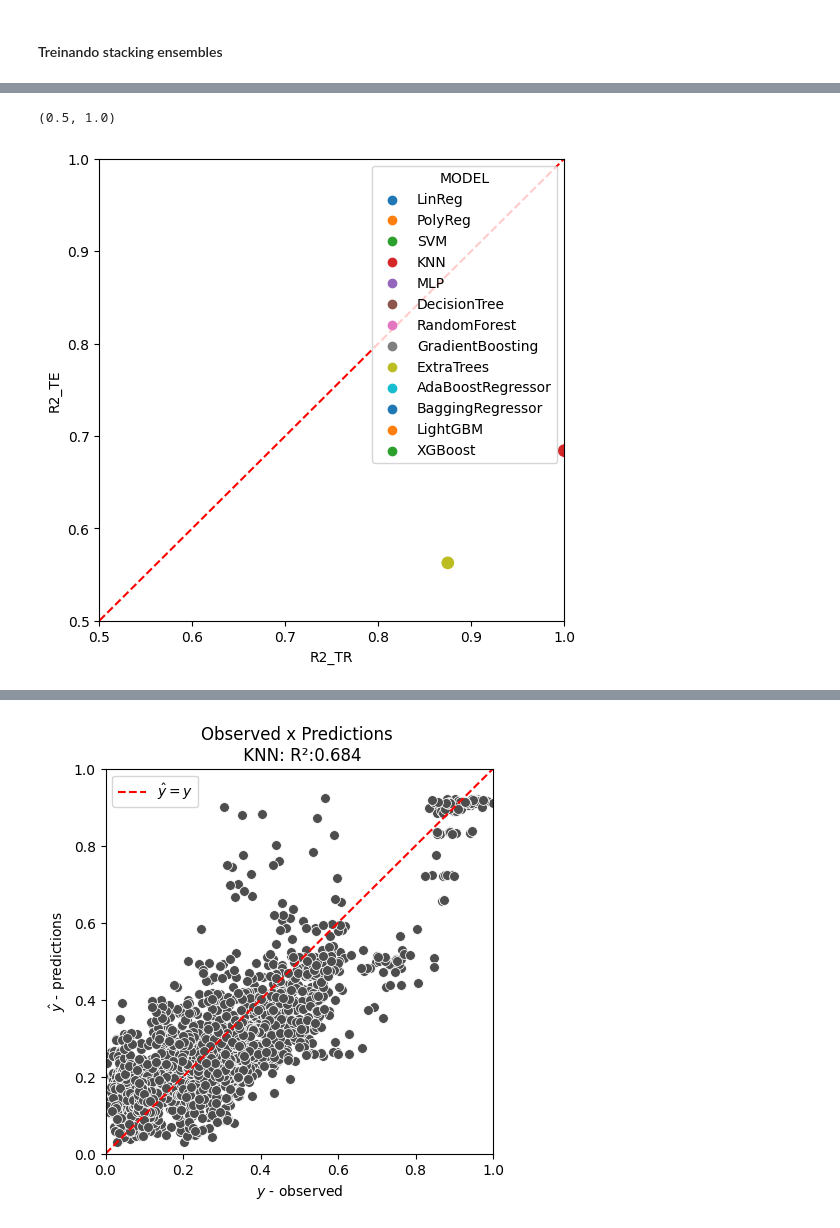
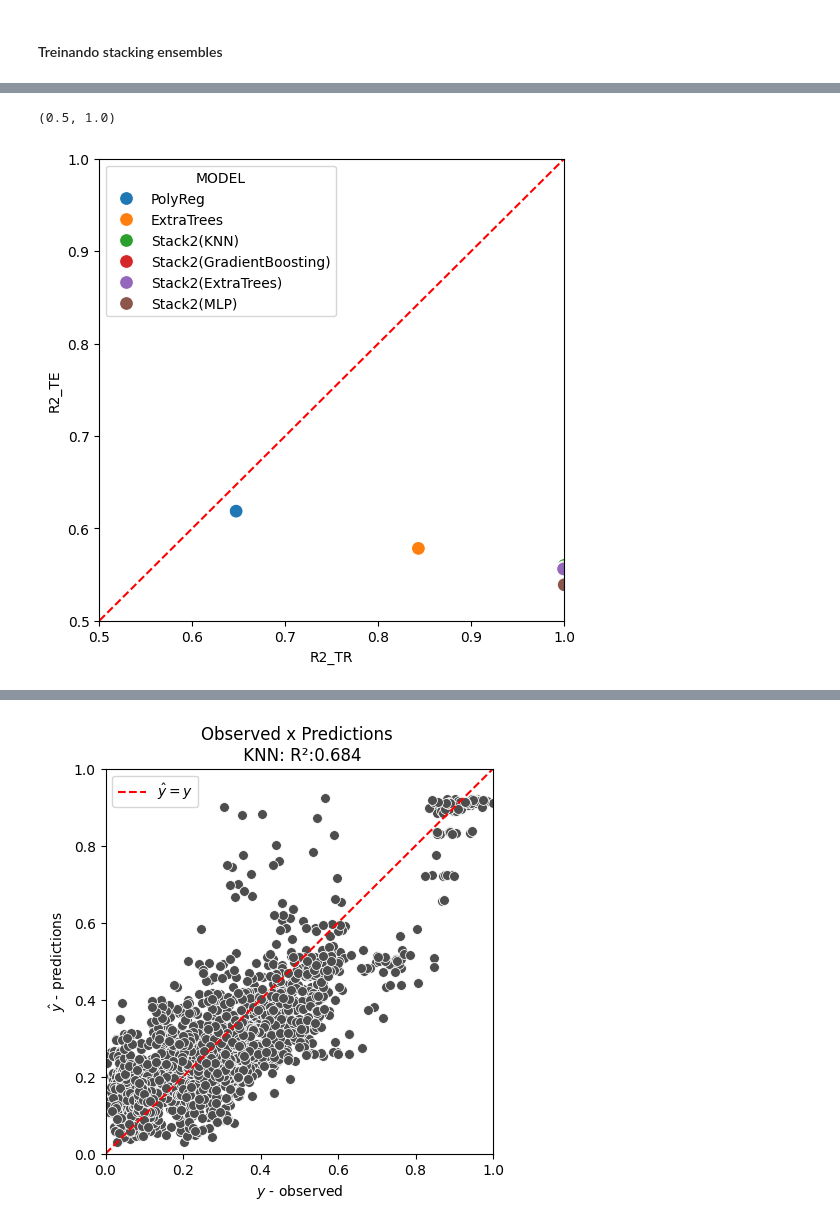
Before and after one commit to felipecostapereira/SYSID_well_logs, a Jupyter notebook: regression_stack_GR_filter.ipynb, the cells around one changed output, grey strips where cells are left out. Drawn from its saved outputs; the diff is of its cells as text; code cells hidden in the pictures.

```diff
--- a/regression_stack_GR_filter.ipynb
+++ b/regression_stack_GR_filter.ipynb
@@ -403,15 +410,10 @@ for regi,reg in enumerate(models_ml):
     stack1 =  StackingRegressor(estimators=base_estimators_lin_nonLin,final_estimator=rdmsearch_FR,cv='prefit')
     stack2 =  StackingRegressor(estimators=base_estimators,final_estimator=rdmsearch_FR,cv='prefit')
 
-    stack3 =  StackingRegressor(estimators=base_estimators_lin_nonLin,final_estimator=rdmsearch_FR)
-    stack4 =  StackingRegressor(estimators=base_estimators_lin_nonLin,final_estimator=rdmsearch_FR,cv='prefit', passthrough=True)
-
     with warnings.catch_warnings():
         warnings.simplefilter("ignore")
         stack1.fit(X=X_tr, y=y_tr)
         stack2.fit(X=X_tr, y=y_tr)
-        stack3.fit(X=X_tr, y=y_tr)
-        stack4.fit(X=X_tr, y=y_tr)
 
     r2_te = r2_score(y_te, stack1.predict(X_te))
     print(f'\tR2(S1)={r2_te:.3f}', end=', ')
@@ -423,13 +425,10 @@ for regi,reg in enumerate(models_ml):
     res_dict['MODEL_OBJ'].append(deepcopy(stack1))
 
     r2_te = r2_score(y_te, stack2.predict(X_te))
-    print(f'R2(S2)={r2_te:.3f}', end=', ')
+    print(f'R2(S2)={r2_te:.3f}')
     res_dict['MODEL'].append(f'Stack2({reg[1]})')
     res_dict['R2_TR'].append(r2_score(y_tr, stack2.predict(X_tr)))
     res_dict['R2_TE'].append(r2_te)
     res_dict['MAE_TR'].append(mean_absolute_error(y_tr, stack2.predict(X_tr)))
     res_dict['MAE_TE'].append(mean_absolute_error(y_te, stack2.predict(X_te)))
     res_dict['MODEL_OBJ'].append(deepcopy(stack2))
-
-    print(f'R2(S3)={r2_score(y_te, stack3.predict(X_te)):.3f}', end=', ')
-    print(f'R2(S4)={r2_score(y_te, stack4.predict(X_te)):.3f}')
@@ -458,12 +477,12 @@ df_results
 # %%
 lim = (0.5, 1)
 fsize = (6, 6)
 
 plt.figure(figsize=fsize)
-sns.scatterplot(data=df_results, y='R2_TE', x='R2_TR', hue='MODEL', s=100, palette='tab10')
+sns.scatterplot(data=df_results.loc[:5,:], y='R2_TE', x='R2_TR', hue='MODEL', s=100, palette='tab10')
 plt.plot([0,1],[0,1], 'r--')
 plt.xlim(lim)
 plt.ylim(lim)
 # %% [output]
 (0.5, 1.0)
-[figure, old version]
+[figure, new version]
```
Also changed, not shown: parts of 9 cells of this notebook.
